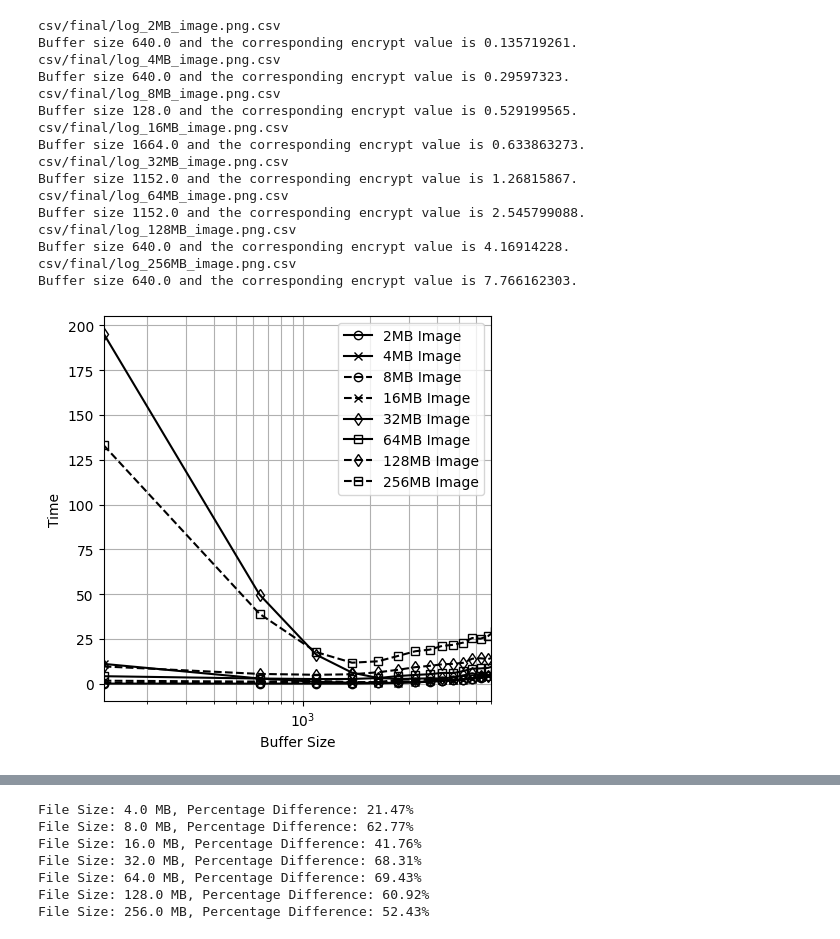
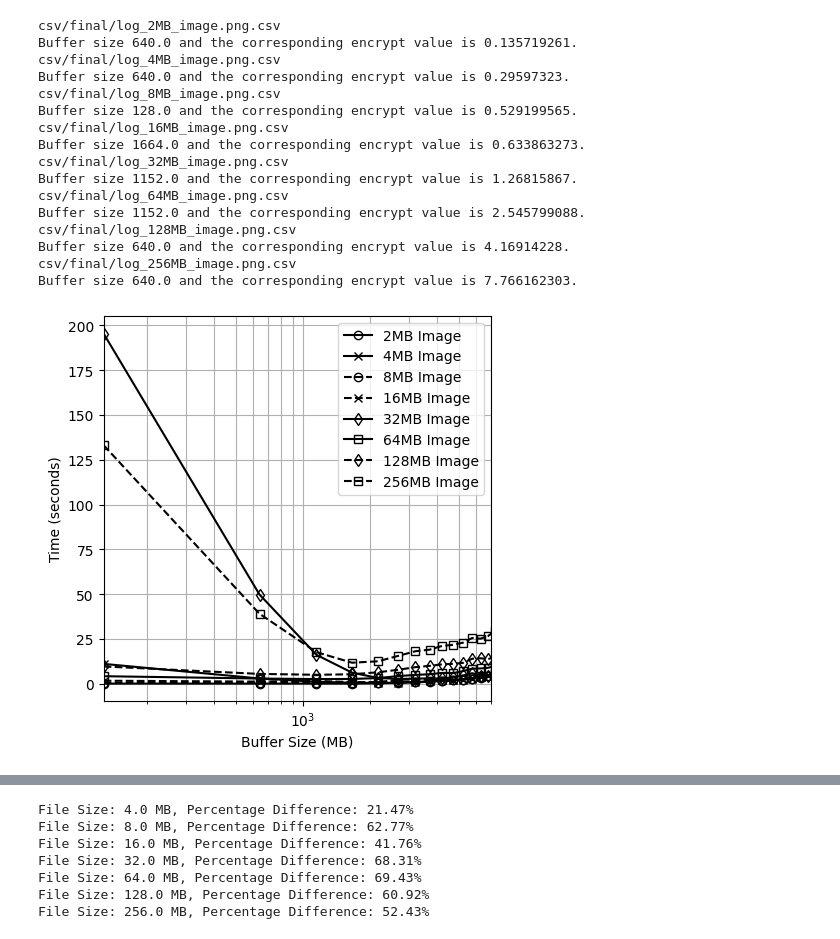
Before and after one commit to Patriot-Lab/ProjectSE, a Jupyter notebook: BufferSizeOptimization.ipynb, the cells around one changed output, grey strips where cells are left out. Drawn from its saved outputs; the diff is of its cells as text; code cells hidden in the pictures.

```diff
--- a/BufferSizeOptimization.ipynb
+++ b/BufferSizeOptimization.ipynb
@@ -52,36 +52,36 @@ create_plot('csv/final/log_256MB_image.png.csv', '256MB Image', '--', 's')
 
 
 
 
-plt.xlabel('Buffer Size')
-plt.ylabel('Time')
+plt.xlabel('Buffer Size (MB)')
+plt.ylabel('Time (seconds)')
 # plt.ylim([0, 100])
 plt.xlim([128,7000])
 f = plt.gcf()
 f.set_figwidth(5)
 f.set_figheight(5)
 plt.grid(True, which='both')
 
 plt.savefig('plots/buffer_size_comparison.svg', format='svg')
 plt.show()
 # %% [output]
 csv/final/log_2MB_image.png.csv
 Buffer size 640.0 and the corresponding encrypt value is 0.135719261.
 csv/final/log_4MB_image.png.csv
 Buffer size 640.0 and the corresponding encrypt value is 0.29597323.
 csv/final/log_8MB_image.png.csv
 Buffer size 128.0 and the corresponding encrypt value is 0.529199565.
 csv/final/log_16MB_image.png.csv
 Buffer size 1664.0 and the corresponding encrypt value is 0.633863273.
 csv/final/log_32MB_image.png.csv
 Buffer size 1152.0 and the corresponding encrypt value is 1.26815867.
 csv/final/log_64MB_image.png.csv
 Buffer size 1152.0 and the corresponding encrypt value is 2.545799088.
 csv/final/log_128MB_image.png.csv
 Buffer size 640.0 and the corresponding encrypt value is 4.16914228.
 csv/final/log_256MB_image.png.csv
 Buffer size 640.0 and the corresponding encrypt value is 7.766162303.
-[figure, old version]
+[figure, new version]
 # %%
 import pandas as pd
 import matplotlib.pyplot as plt
```
Also changed, not shown: parts of 1 cell of this notebook, 11 other files.
